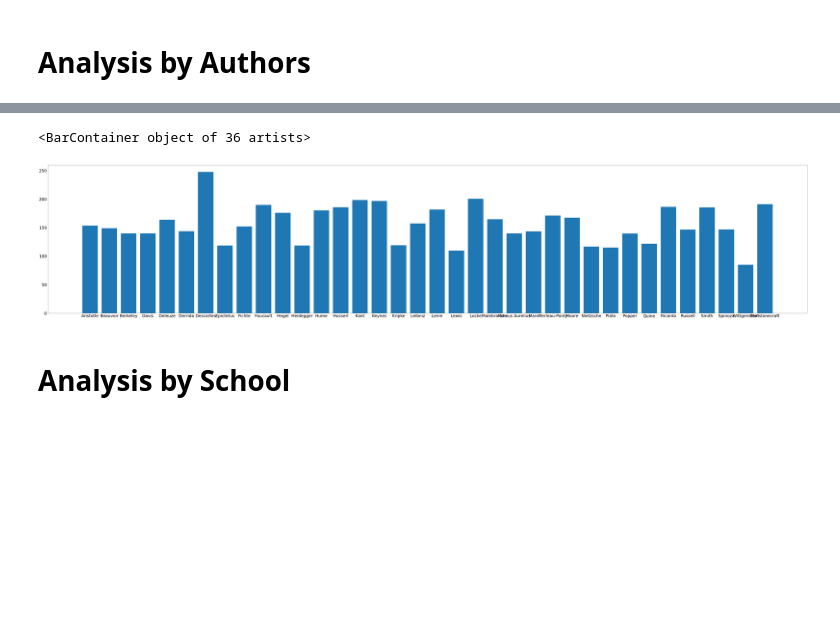
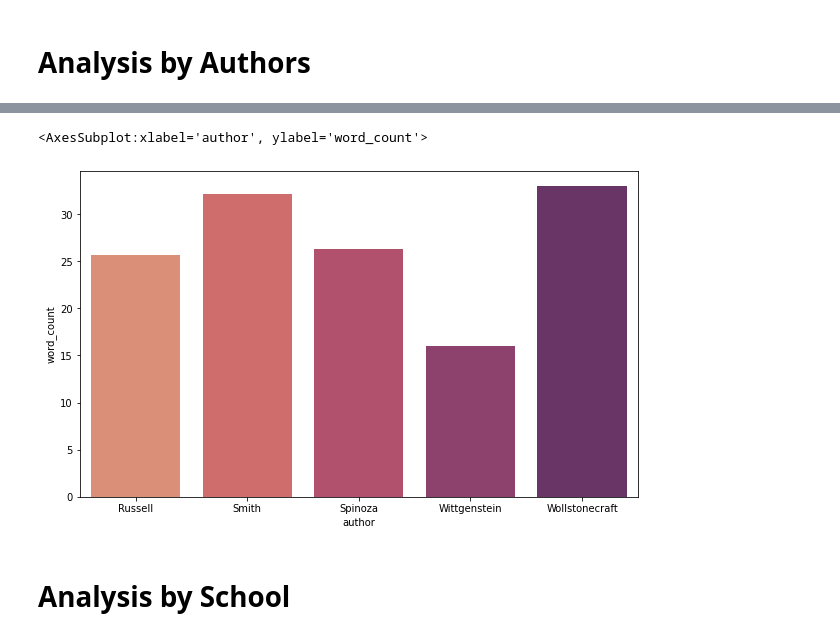
Before and after one commit to woonsupkim/NLP_Philosophy_DataStory, a Jupyter notebook: Project1.ipynb, the cells around one changed output, grey strips where cells are left out. Saved outputs shown, nothing was run; the diff lists cells and outputs as text; code cells hidden in the pictures; blank space fills up the shorter version.

```diff
--- a/Project1.ipynb
+++ b/Project1.ipynb
@@ -238,19 +130,12 @@ sns.barplot(x = df_wordcount['author'][0:5], y = df_wordcount['word_count'][0:5]
 # %%
-fig = plt.figure(figsize = (100, 20))
-plt.rc('xtick', labelsize=30)
-plt.rc('ytick', labelsize=30)
+fig,ax = plt.subplots()
+fig.set_size_inches(10,6)
 #plt.bar(df_wordcount['author'], df_wordcount['word_count'], width = 0.6)
 
-sns.barplot(x = df_wordcount['author'][30:36], y = df_wordcount['word_count'][30:36], color = 'skyblue')
+sns.barplot(x = df_wordcount['author'][31:36], y = df_wordcount['word_count'][31:36], palette = 'flare')
+# %% [output]
+<AxesSubplot:xlabel='author', ylabel='word_count'>
+[figure, added]
-# %%
-fig = plt.figure(figsize = (100, 20))
-plt.rc('xtick', labelsize=30)
-plt.rc('ytick', labelsize=30)
-
-plt.bar(df_sentenelength['author'], df_sentenelength['sentence_length']);
-# %% [output]
-<BarContainer object of 36 artists>
-[figure, removed]
 # %% [markdown]
 # Analysis by School
 # %%
```
Also changed, not shown: parts of 51 cells of this notebook, 3 other files.
